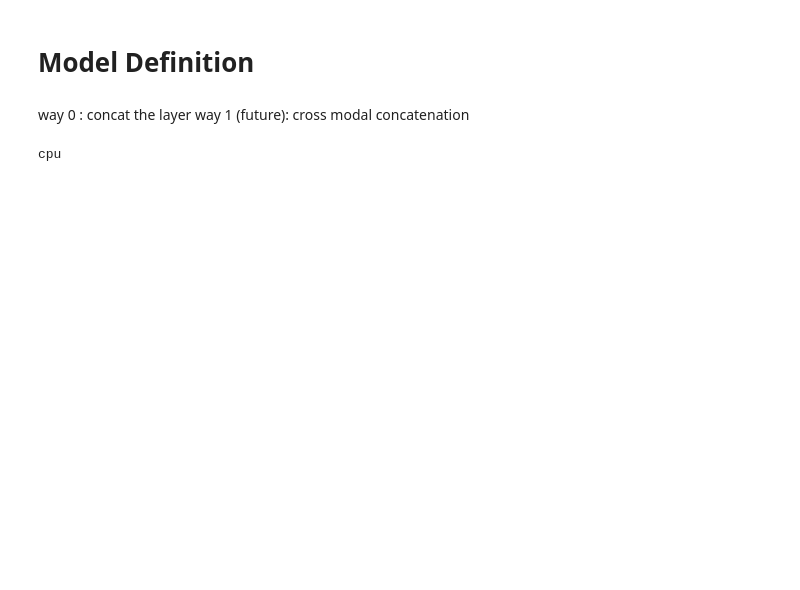
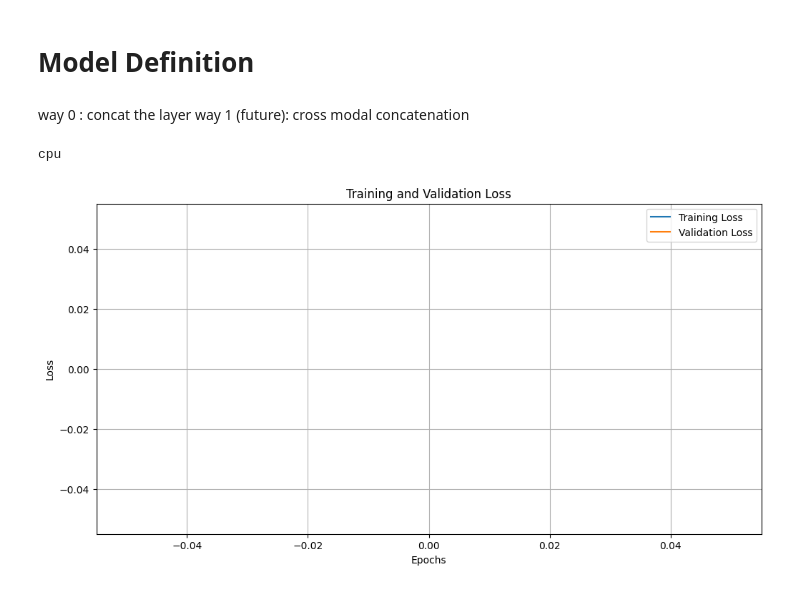
Before and after one commit to gatienc/multimodal_product_data_classification, a Jupyter notebook: notebooks/gatien_fusion_model_clip0.ipynb, the cells around one changed output. Cells and saved outputs as stored; diff of their text form; code cells hidden in the pictures; blank space fills up the shorter version.

```diff
--- a/notebooks/gatien_fusion_model_clip0.ipynb
+++ b/notebooks/gatien_fusion_model_clip0.ipynb
@@ -232,16 +272,25 @@ exp_lr_scheduler = lr_scheduler.StepLR(optimizer, step_size=7, gamma=0.1)
 def calculate_weighted_f1_score(y_true, y_pred):
   return f1_score(y_true, y_pred, average='weighted')
 # %%
+
+plt.ion()
+fig = plt.figure(1,figsize=(12, 6))
+ax = fig.add_subplot(111)
+train_loss_line, = ax.plot([], label='Training Loss')
+val_loss_line, = ax.plot([], label='Validation Loss')
+ax.set_title('Training and Validation Loss')
+ax.set_xlabel('Epochs')
+ax.set_ylabel('Loss')
+ax.legend()
+ax.grid(True)
+
 def plot_loss(train_losses,val_losses):
-  plt.figure(1,figsize=(12, 6))
-  plt.plot(train_losses, label='Training Loss')
-  plt.plot(val_losses, label='Validation Loss')
-  plt.title('Training and Validation Loss')
-  plt.xlabel('Epochs')
-  plt.ylabel('Loss')
-  plt.legend()
-  plt.grid(True)
-  plt.show()
+    train_loss_line.set_ydata(train_losses)
+    val_loss_line.set_ydata(val_losses)
+    fig.canvas.draw()
+    fig.canvas.flush_events()
+# %% [output]
+[figure, added]
 # %%
 def train_model(model, criterion, optimizer, scheduler, num_epochs=15):
     best_model_wts = copy.deepcopy(model.state_dict())
```
Also changed, not shown: parts of 12 cells of this notebook.
